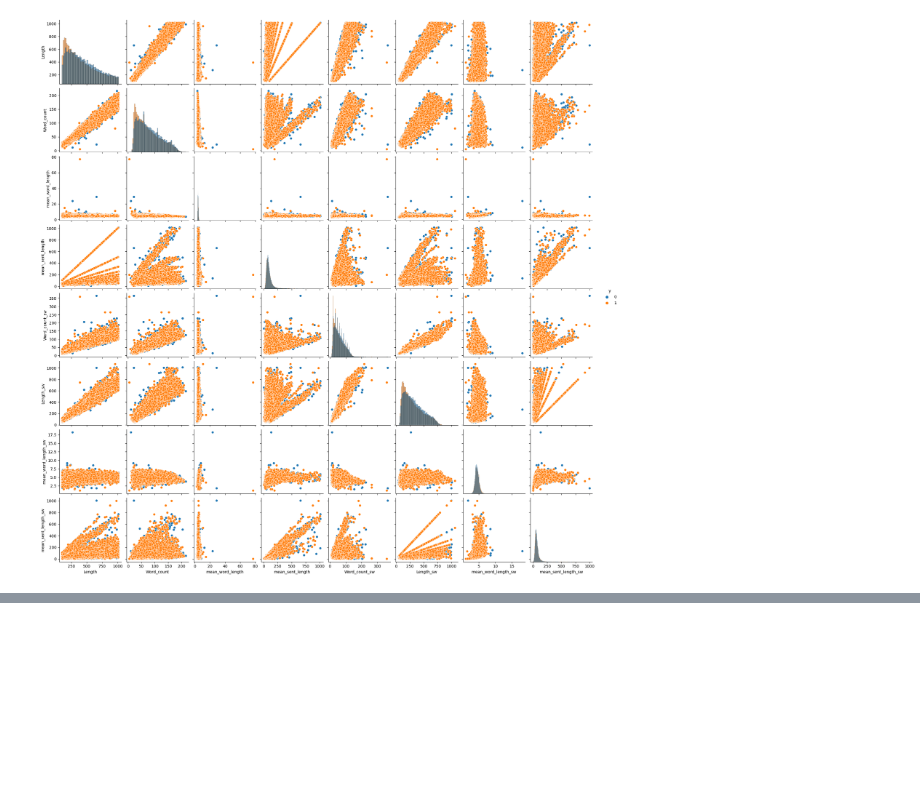
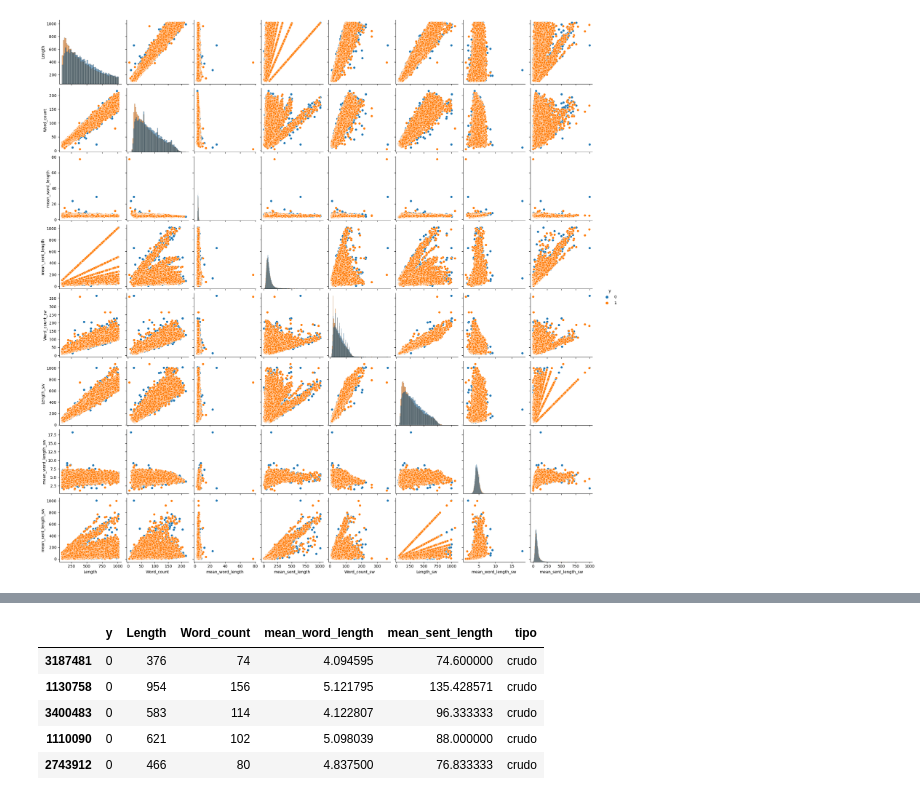
Before and after one commit to MaLuisa7/data_processing_and_classification_MasterDS, a Jupyter notebook: Practica4.ipynb, the cells around one changed output, grey strips where cells are left out. Drawn from its saved outputs; the diff is of its cells as text; code cells hidden in the pictures; blank space fills up the shorter version.

```diff
--- a/Practica4.ipynb
+++ b/Practica4.ipynb
@@ -114,0 +133,15 @@ sns.pairplot(balanced_df, hue="y", diag_kind="hist")
+# %%
+balanced_df_1 = balanced_df.loc[:, ['y', 'Length', 'Word_count', 'mean_word_length', 'mean_sent_length'] ]
+balanced_df_1['tipo'] = 'crudo'
+balanced_df_2 = balanced_df.loc[:, ['y', 'Word_count_sw', 'Length_sw', 'mean_word_length_sw', 'mean_sent_length_sw'] ].rename(columns= dict(zip ([ 'Word_count_sw', 'Length_sw', 'mean_word_length_sw', 'mean_sent_length_sw'],
+                                                                                                                                                      [ 'Word_count','Length',  'mean_word_length', 'mean_sent_length'] )))
+balanced_df_2['tipo'] = 'no_sw'
+balance_df_3 = pd.concat([balanced_df_1, balanced_df_2], axis =0 )
+balance_df_3.head()
+# %% [output]
+|  | y | Length | Word_count | mean_word_length | mean_sent_length | tipo |
+| 3187481 | 0 | 376 | 74 | 4.094595 | 74.600000 | crudo |
+| 1130758 | 0 | 954 | 156 | 5.121795 | 135.428571 | crudo |
+| 3400483 | 0 | 583 | 114 | 4.122807 | 96.333333 | crudo |
+| 1110090 | 0 | 621 | 102 | 5.098039 | 88.000000 | crudo |
+| 2743912 | 0 | 466 | 80 | 4.837500 | 76.833333 | crudo |
```
Also changed, not shown: parts of 3 cells of this notebook.
